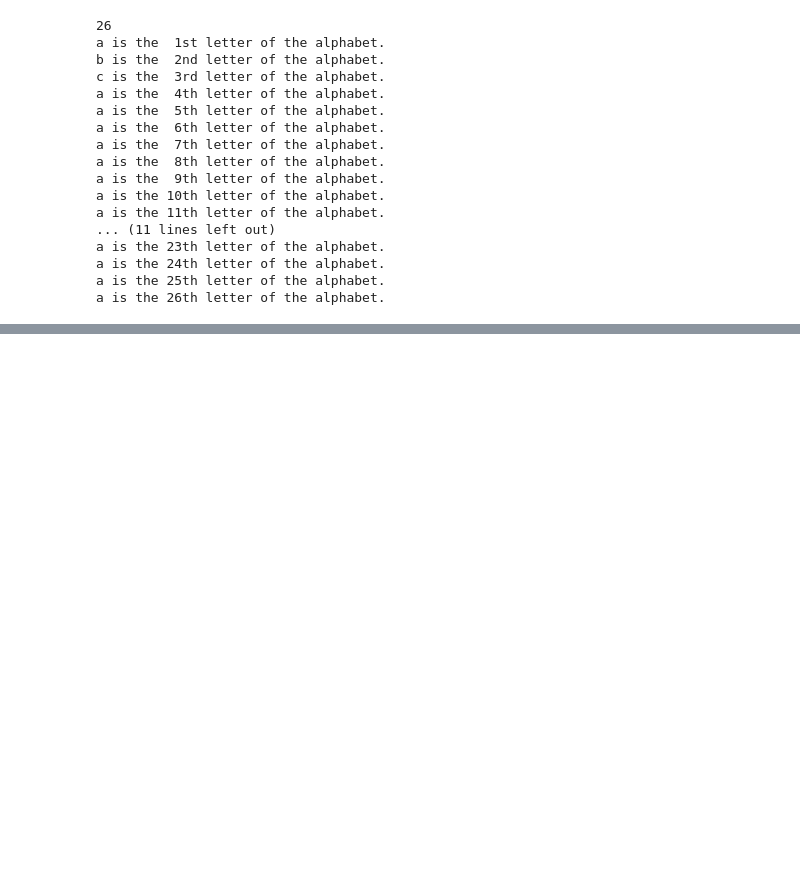
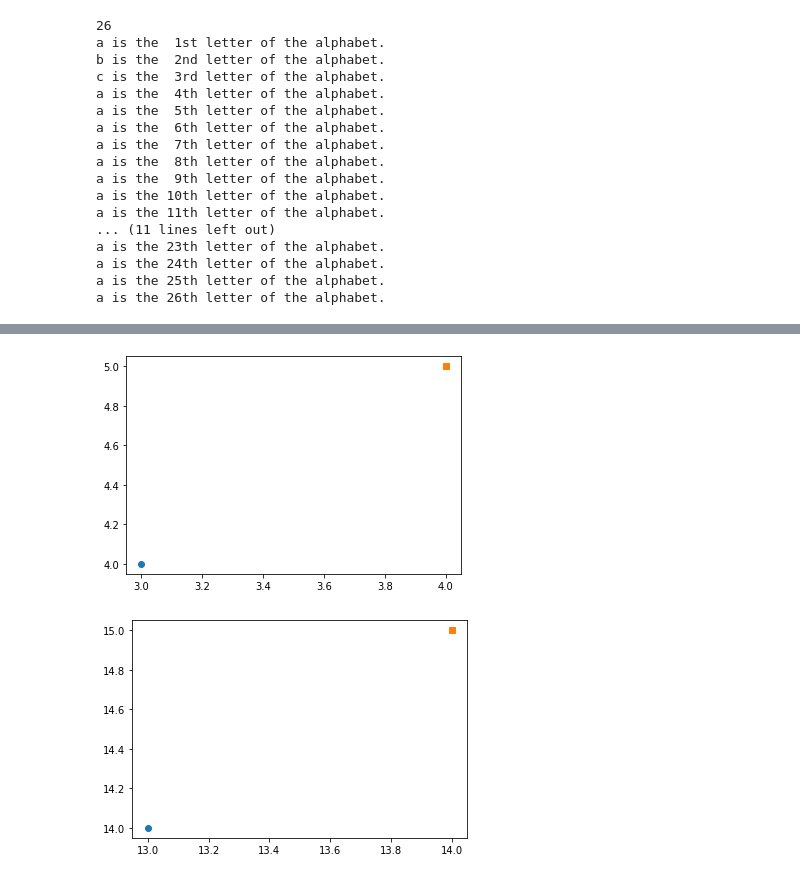
Before and after one commit to dabhimanyu/learn_to_code, a Jupyter notebook: 002_Mike_Python_lec_002.ipynb, the cells around one changed output, grey strips where cells are left out. Saved outputs shown, nothing was run; the diff lists cells and outputs as text; code cells hidden in the pictures; blank space fills up the shorter version.

```diff
--- a/002_Mike_Python_lec_002.ipynb
+++ b/002_Mike_Python_lec_002.ipynb
@@ -310,0 +321,13 @@ a is the 26th letter of the alphabet.
+# %%
+plt.plot(3,4 , 'o')
+plt.plot(4,5 , 's')
+plt.show()
+
+print('')
+
+plt.plot(13,14 , 'o')
+plt.plot(14,15 , 's')
+plt.show()
+# %% [output]
+[figure, added]
+[figure, added]
```
Also changed, not shown: parts of 7 cells of this notebook.
